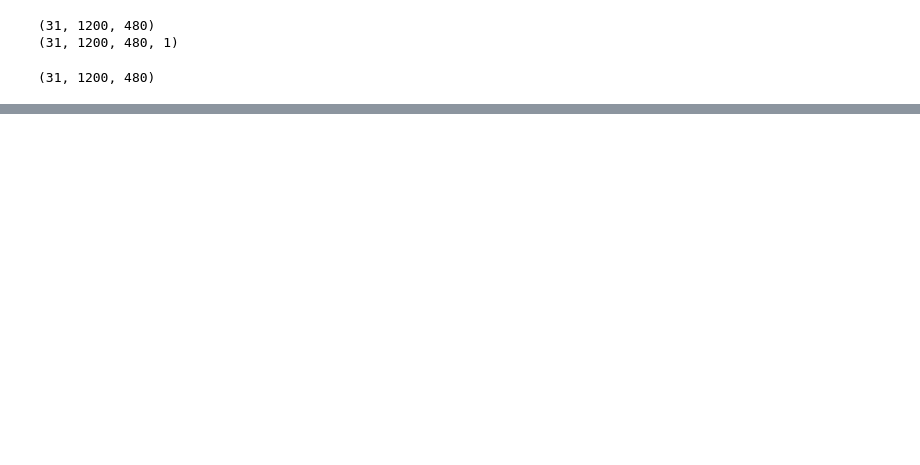
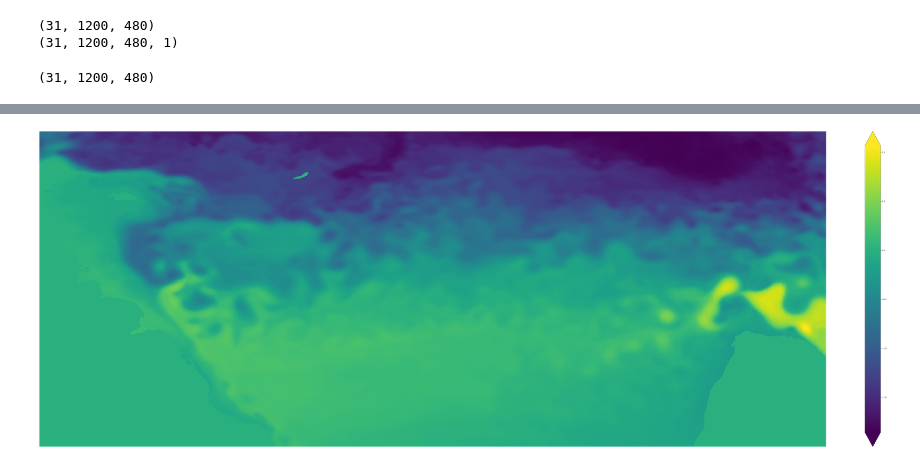
Before and after one commit to panthibivek/eddy_detection_Neural_Network, a Jupyter notebook: src/using_weights.ipynb, the cells around one changed output, grey strips where cells are left out. Saved outputs shown, nothing was run; the diff lists cells and outputs as text; code cells hidden in the pictures; blank space fills up the shorter version.

```diff
--- a/src/using_weights.ipynb
+++ b/src/using_weights.ipynb
@@ -62,2 +67,9 @@ print(preds_y[0].shape)
+# %%
+plt.figure(figsize=(90, 30))
+plt.imshow(test_x[30].T, cmap='viridis')
+plt.colorbar(extend='both', fraction=0.042, pad=0.04)
+plt.axis('off');
+# %% [output]
+[figure, added]
 # %%
 plt.figure(figsize=(90, 30))
```
Also changed, not shown: parts of 7 cells of this notebook, 1 other file.
